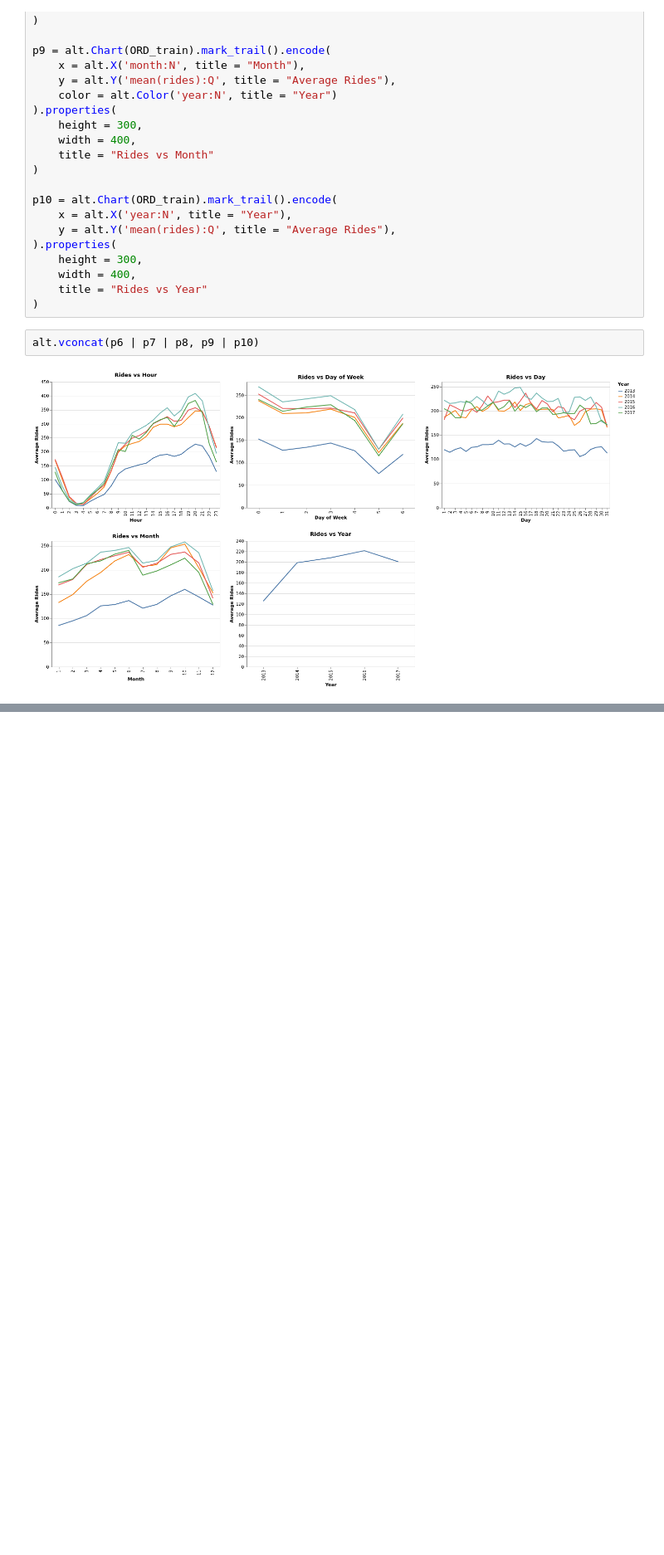
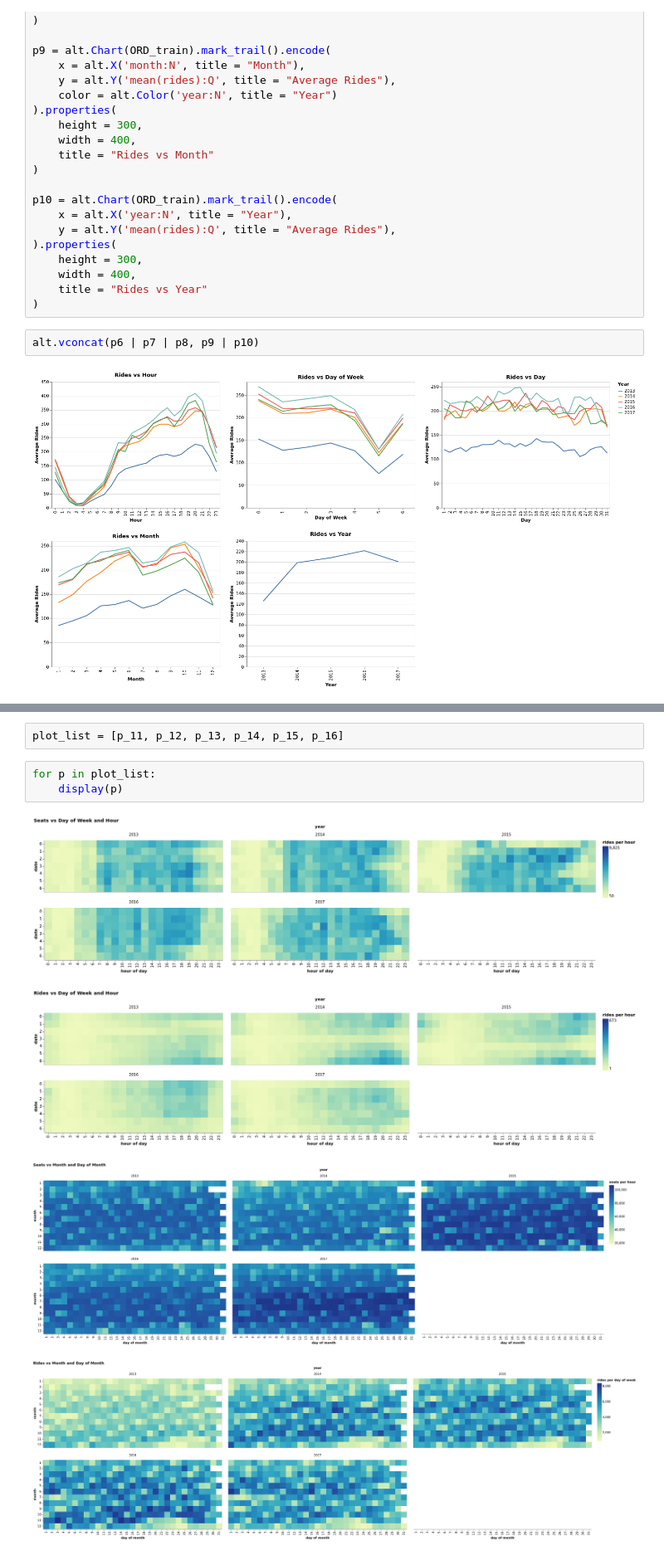
Before and after one commit to jsleslie/Ohare_taxi_demand, a Jupyter notebook: EDA/EDA.ipynb, the cells around one changed output, grey strips where cells are left out. Shown at 83% size. Drawn from its saved outputs; the diff is of its cells as text; blank space fills up the shorter version.

```diff
--- a/EDA/EDA.ipynb
+++ b/EDA/EDA.ipynb
@@ -213,0 +294,10 @@ alt.vconcat(p6 | p7 | p8, p9 | p10)
+# %%
+plot_list = [p_11, p_12, p_13, p_14, p_15, p_16]
+# %%
+for p in plot_list:
+    display(p)
+# %% [output]
+[figure, added]
+[figure, added]
+[figure, added]
+[figure, added]
```
Also changed, not shown: parts of 10 cells of this notebook, 2 other files.
